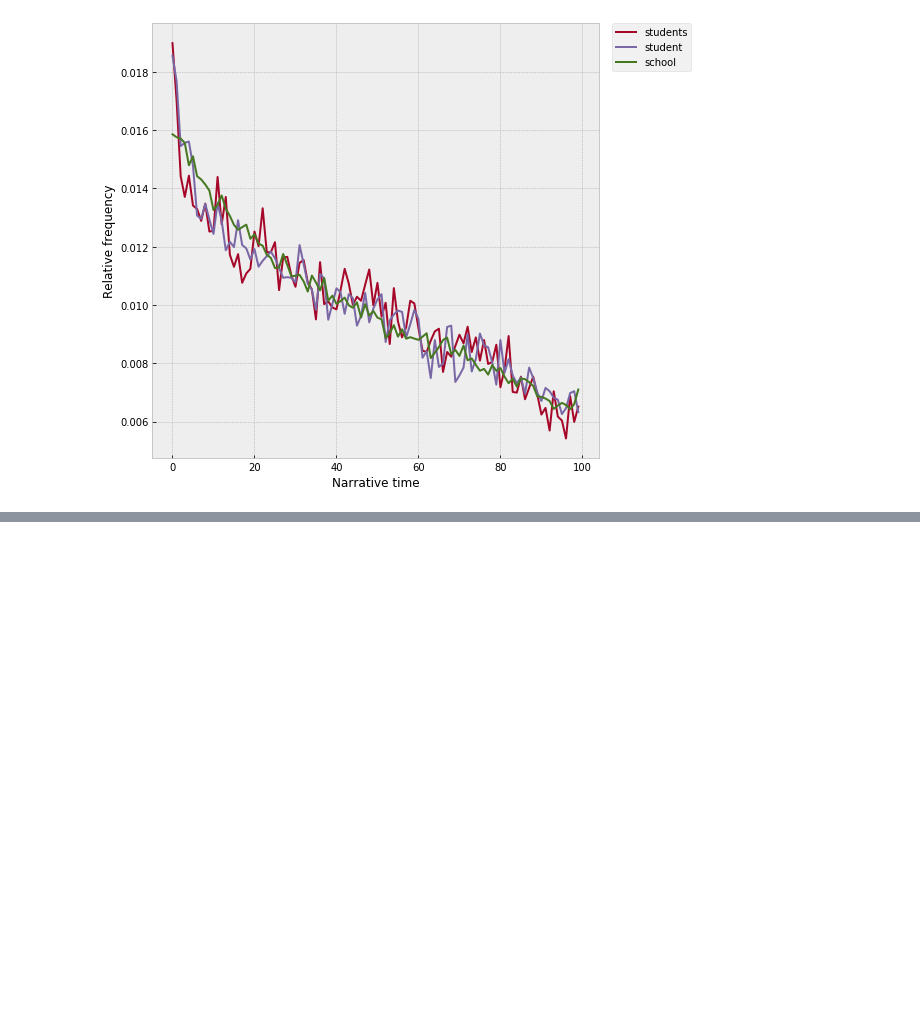
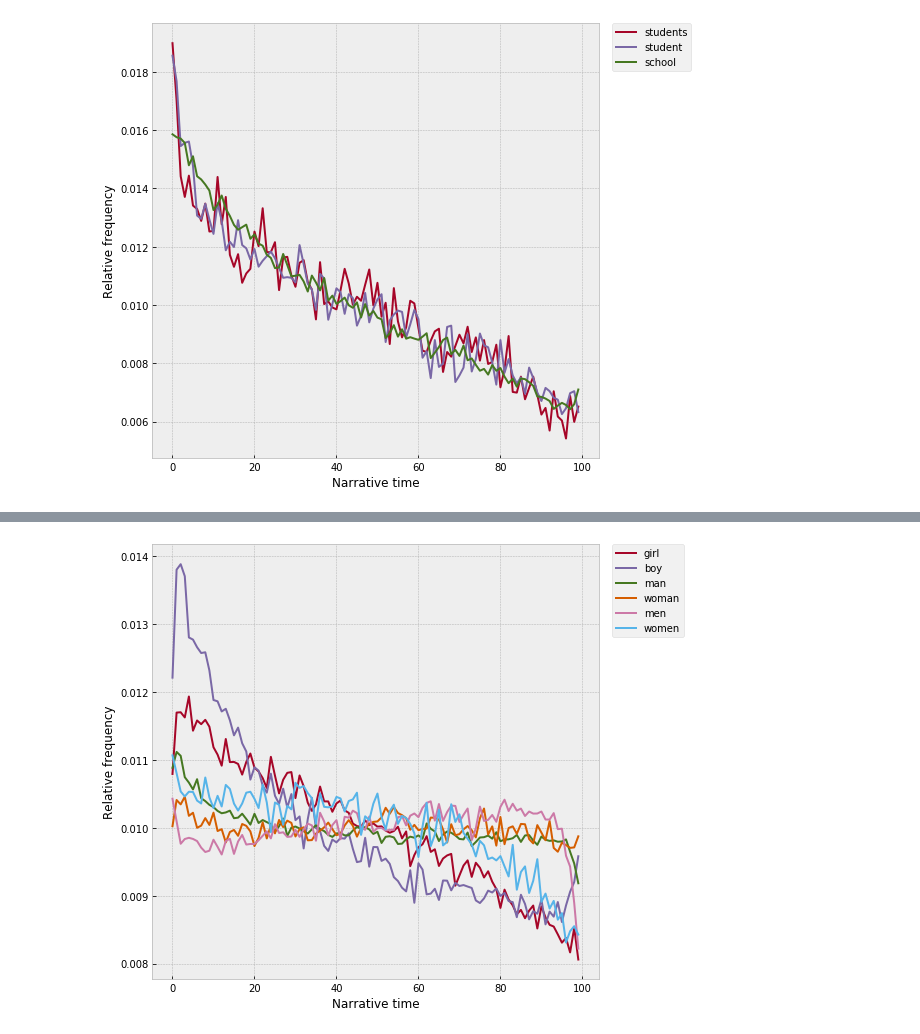
Before and after one commit to davidmcclure/lint-analysis, a Jupyter notebook: notebooks/31-sequences-opposites.ipynb, the cells around one changed output, grey strips where cells are left out. Drawn from its saved outputs; the diff is of its cells as text; code cells hidden in the pictures; blank space fills up the shorter version.

```diff
--- a/notebooks/31-sequences-opposites.ipynb
+++ b/notebooks/31-sequences-opposites.ipynb
@@ -310,0 +318,11 @@ school
+# %%
+plot_cohort('''
+girl
+boy
+man
+woman
+men
+women
+''')
+# %% [output]
+[figure, added]
```
Also changed, not shown: parts of 2 cells of this notebook, 39 other files.
